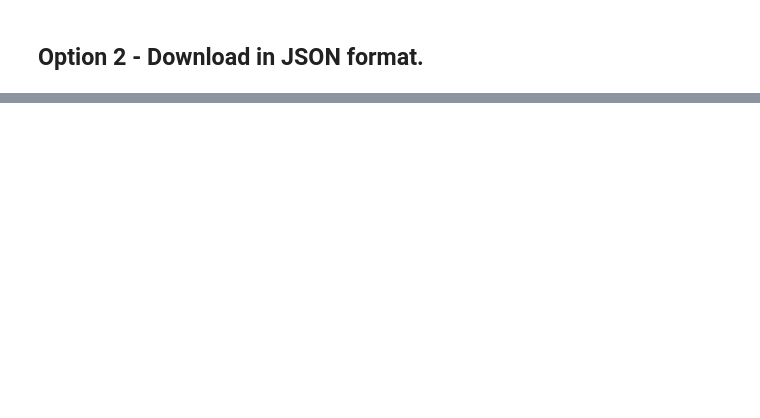
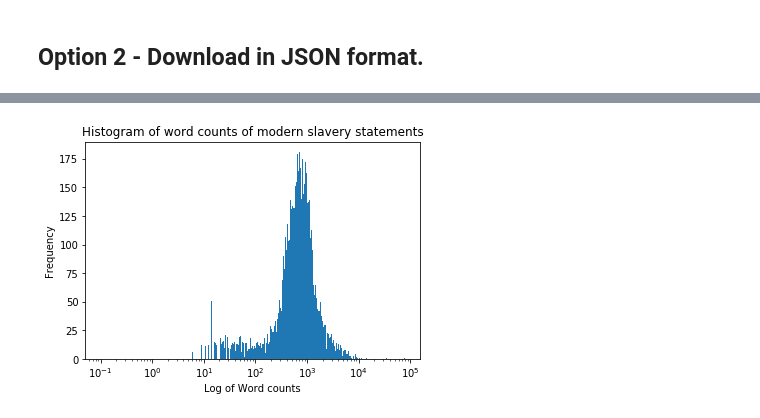
Before and after one commit to the-future-society/modern-slavery-statements-research, a Jupyter notebook: notebooks/Tutorial - Download Modern Slavery Corpus.ipynb, the cells around one changed output, grey strips where cells are left out. Saved outputs shown, nothing was run; the diff lists cells and outputs as text; code cells hidden in the pictures; blank space fills up the shorter version.

```diff
--- a/notebooks/Tutorial - Download Modern Slavery Corpus.ipynb
+++ b/notebooks/Tutorial - Download Modern Slavery Corpus.ipynb
@@ -105,0 +89,3 @@ Name: Text, Length: 28417, dtype: object
+# %%
+# Select unique texts that are not NaN
+unique_texts = df_csv[pandas.isna(df_csv['Text'])==False].Text.unique()
@@ -105,0 +113,14 @@ Name: Text, Length: 28417, dtype: object
+# %%
+# Calculate simple word count based on whitespace separation.
+word_counts = [len(text.split()) for text in unique_texts]
+# %%
+# Plot the distribution
+fig, ax = plt.subplots()
+n, bins, patches = ax.hist(word_counts, bins=numpy.logspace(-1, numpy.log10(max(word_counts)), 500))
+ax.set_xlabel('Log of Word counts')
+ax.set_ylabel('Frequency')
+ax.set_title('Histogram of word counts of modern slavery statements')
+ax.set_xscale('log')
+plt.show()
+# %% [output]
+[figure, added]
```
Also changed, not shown: parts of 15 cells of this notebook, 1 other file.
